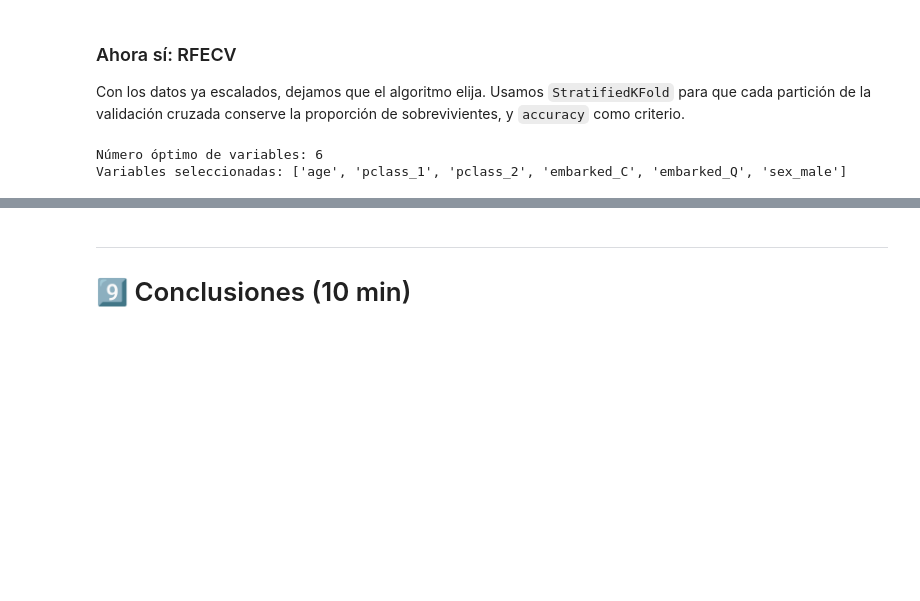
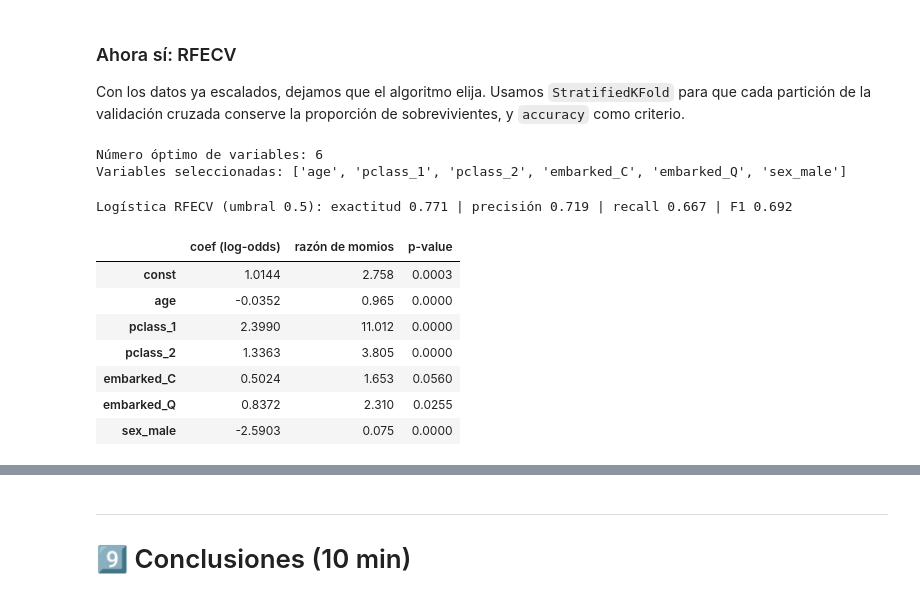
Before and after one commit to carobe04/modelos-predictivos-612585, a Jupyter notebook: 02-regresion-logistica/caso_titanic.ipynb, the cells around one changed output, grey strips where cells are left out. Drawn from its saved outputs; the diff is of its cells as text; code cells hidden in the pictures; blank space fills up the shorter version.

```diff
--- a/02-regresion-logistica/caso_titanic.ipynb
+++ b/02-regresion-logistica/caso_titanic.ipynb
@@ -1059,9 +1101,25 @@ Variables seleccionadas: ['age', 'pclass_1', 'pclass_2', 'embarked_C', 'embarked
 # %%
 # Ajusta el modelo con las variables que eligió RFECV, evalúalo y agrégalo a la comparación
 # 1. modelo_rfecv = ajustar_logit(X_train_enc[columnas_rfecv], y_train)   ← sin escalar, para interpretarlo
 # 2. proba_rfecv = predecir_proba(...)  y  pred_rfecv = (proba_rfecv >= 0.5).astype(int)
 # 3. comparacion.append(evaluar_clasificador('Logística RFECV (umbral 0.5)', y_test, pred_rfecv))
 # ✍️ Tu código aquí
+modelo_rfecv = ajustar_logit(X_train_enc[columnas_rfecv], y_train)
+proba_rfecv = predecir_proba(modelo_rfecv, X_test_enc[columnas_rfecv])
+pred_rfecv = (proba_rfecv >= 0.5).astype(int)
+
+comparacion.append(evaluar_clasificador('Logística RFECV (umbral 0.5)', y_test, pred_rfecv))
+razon_de_momios(modelo_rfecv)
+# %% [output]
+Logística RFECV (umbral 0.5): exactitud 0.771 | precisión 0.719 | recall 0.667 | F1 0.692
+|  | coef (log-odds) | razón de momios | p-value |
+| const | 1.0144 | 2.758 | 0.0003 |
+| age | -0.0352 | 0.965 | 0.0000 |
+| pclass_1 | 2.3990 | 11.012 | 0.0000 |
+| pclass_2 | 1.3363 | 3.805 | 0.0000 |
+| embarked_C | 0.5024 | 1.653 | 0.0560 |
+| embarked_Q | 0.8372 | 2.310 | 0.0255 |
+| sex_male | -2.5903 | 0.075 | 0.0000 |
 # %% [markdown]
 ✍️ **Compara los dos caminos:**
 - ¿Cuántas variables eligió RFECV? ¿Cuáles descartó?
```
Also changed, not shown: parts of 12 cells of this notebook.
